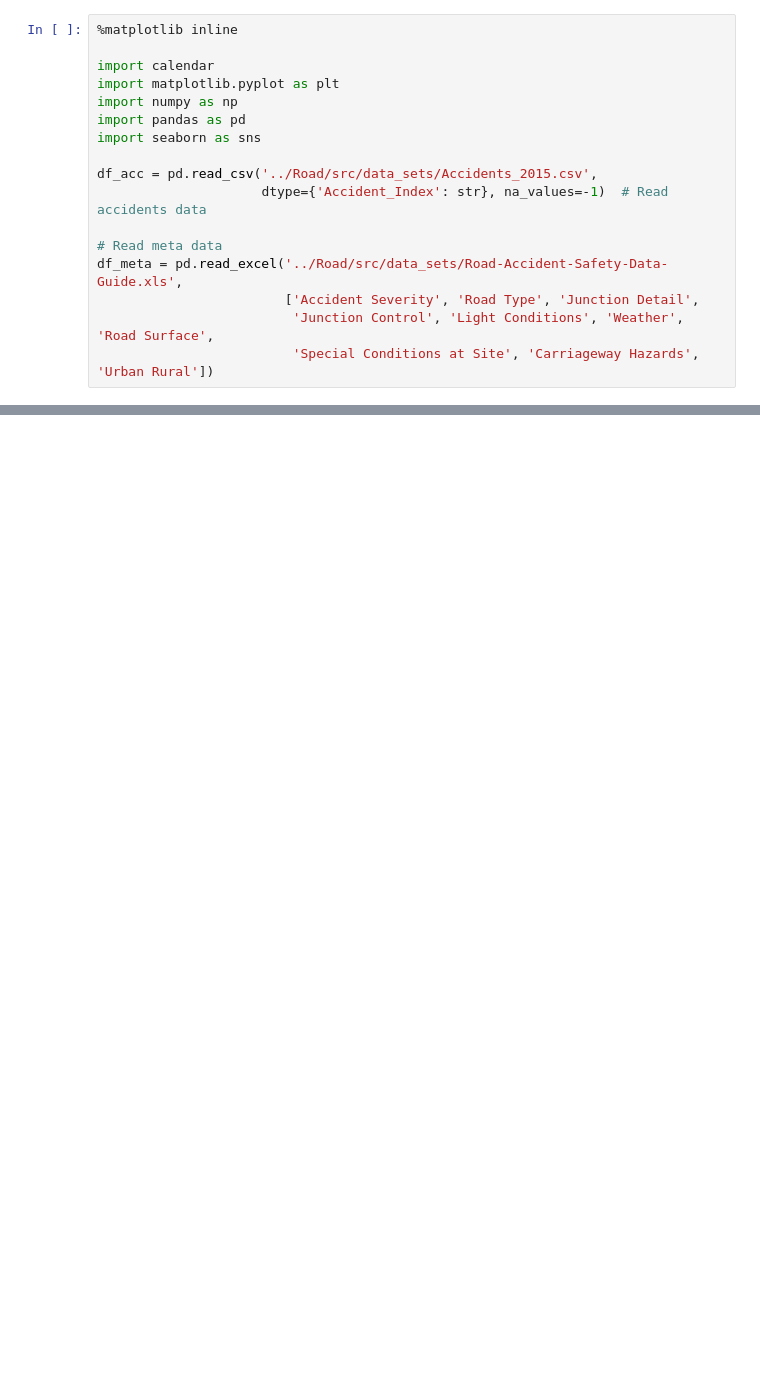
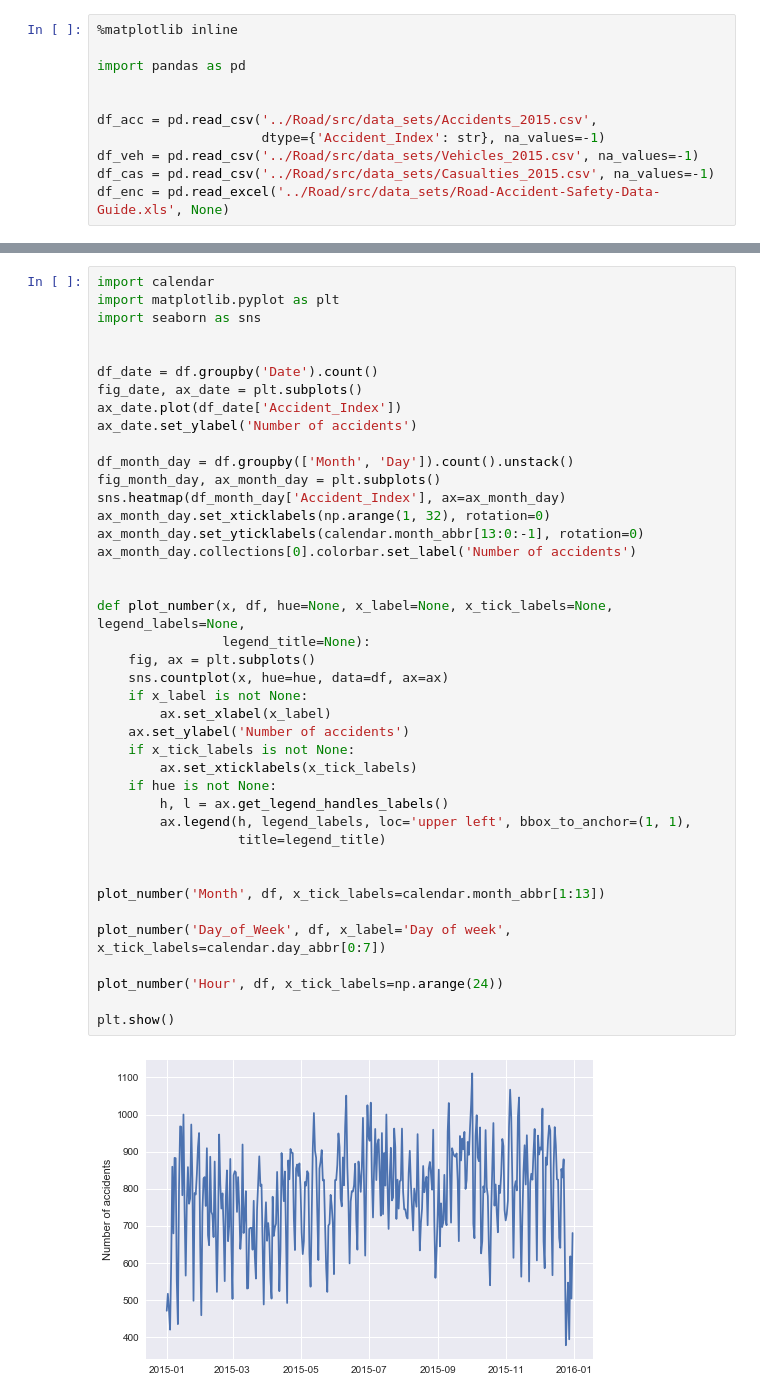
Before and after one commit to zexifang/Road, a Jupyter notebook: road.ipynb, the cells around one changed output, grey strips where cells are left out. Cells and saved outputs as stored; diff of their text form; blank space fills up the shorter version.

Commit message:
Analysis of the road safety data of the UK

```diff
--- a/road.ipynb
+++ b/road.ipynb
@@ -1,17 +9,11 @@
 # %%
 %matplotlib inline
 
-import calendar
-import matplotlib.pyplot as plt
-import numpy as np
 import pandas as pd
-import seaborn as sns
+
 
 df_acc = pd.read_csv('../Road/src/data_sets/Accidents_2015.csv',
-                     dtype={'Accident_Index': str}, na_values=-1)  # Read accidents data
-
-# Read meta data
-df_meta = pd.read_excel('../Road/src/data_sets/Road-Accident-Safety-Data-Guide.xls',
-                        ['Accident Severity', 'Road Type', 'Junction Detail',
-                         'Junction Control', 'Light Conditions', 'Weather', 'Road Surface',
-                         'Special Conditions at Site', 'Carriageway Hazards', 'Urban Rural'])
+                     dtype={'Accident_Index': str}, na_values=-1)
+df_veh = pd.read_csv('../Road/src/data_sets/Vehicles_2015.csv', na_values=-1)
+df_cas = pd.read_csv('../Road/src/data_sets/Casualties_2015.csv', na_values=-1)
+df_enc = pd.read_excel('../Road/src/data_sets/Road-Accident-Safety-Data-Guide.xls', None)
@@ -316,0 +67,43 @@ plt.show()
+# %%
+import calendar
+import matplotlib.pyplot as plt
+import seaborn as sns
+
+
+df_date = df.groupby('Date').count()
+fig_date, ax_date = plt.subplots()
+ax_date.plot(df_date['Accident_Index'])
+ax_date.set_ylabel('Number of accidents')
+
+df_month_day = df.groupby(['Month', 'Day']).count().unstack()
+fig_month_day, ax_month_day = plt.subplots()
+sns.heatmap(df_month_day['Accident_Index'], ax=ax_month_day)
+ax_month_day.set_xticklabels(np.arange(1, 32), rotation=0)
+ax_month_day.set_yticklabels(calendar.month_abbr[13:0:-1], rotation=0)
+ax_month_day.collections[0].colorbar.set_label('Number of accidents')
+
+
+def plot_number(x, df, hue=None, x_label=None, x_tick_labels=None, legend_labels=None,
+                legend_title=None):
+    fig, ax = plt.subplots()
+    sns.countplot(x, hue=hue, data=df, ax=ax)
+    if x_label is not None:
+        ax.set_xlabel(x_label)
+    ax.set_ylabel('Number of accidents')
+    if x_tick_labels is not None:
+        ax.set_xticklabels(x_tick_labels)
+    if hue is not None:
+        h, l = ax.get_legend_handles_labels()
+        ax.legend(h, legend_labels, loc='upper left', bbox_to_anchor=(1, 1),
+                  title=legend_title)
+
+
+plot_number('Month', df, x_tick_labels=calendar.month_abbr[1:13])
+
+plot_number('Day_of_Week', df, x_label='Day of week', x_tick_labels=calendar.day_abbr[0:7])
+
+plot_number('Hour', df, x_tick_labels=np.arange(24))
+
+plt.show()
+# %% [output]
+[figure, added]
```
Also changed, not shown: parts of 36 cells of this notebook, 1 other file.
